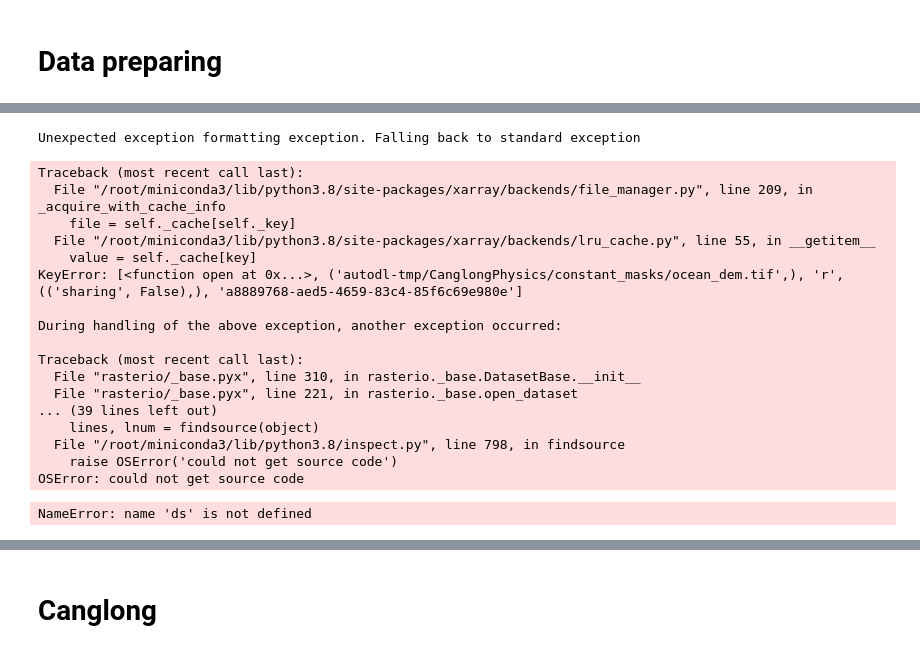
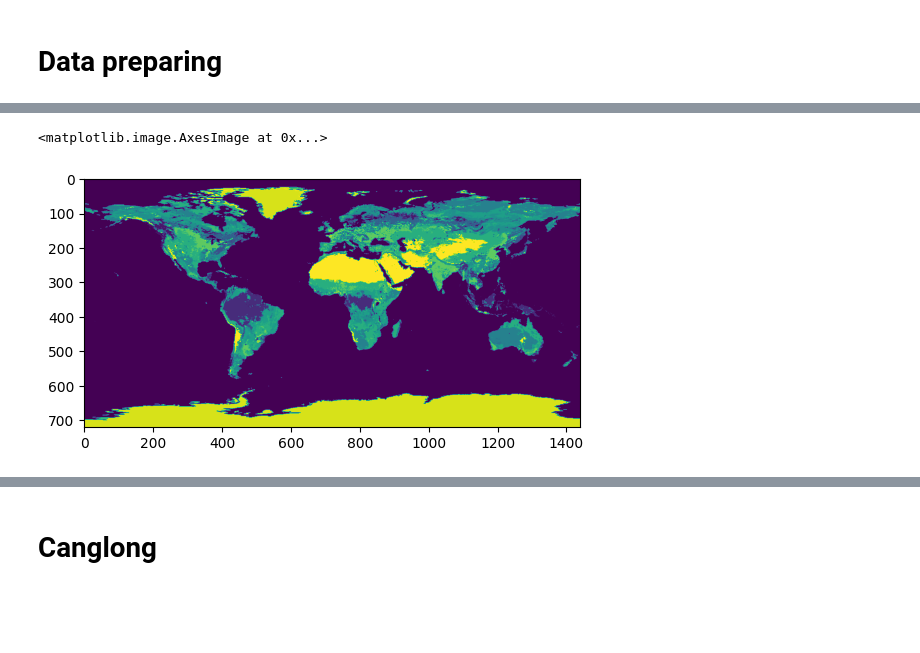
Before and after one commit to GISWLH/CanglongPhysics, a Jupyter notebook: Untitled.ipynb, the cells around one changed output, grey strips where cells are left out. Drawn from its saved outputs; the diff is of its cells as text; code cells hidden in the pictures; blank space fills up the shorter version.

```diff
--- a/Untitled.ipynb
+++ b/Untitled.ipynb
@@ -23,26 +3,11 @@ Note: you may need to restart the kernel to use updated packages.
-# %%
-import rioxarray as rxr
-ds = rxr.open_rasterio('autodl-tmp/CanglongPhysics/constant_masks/ocean_dem.tif')
-# %% [output]
-Unexpected exception formatting exception. Falling back to standard exception
-Traceback (most recent call last):
-  File "/root/miniconda3/lib/python3.8/site-packages/xarray/backends/file_manager.py", line 209, in _acquire_with_cache_info
-    file = self._cache[self._key]
-  File "/root/miniconda3/lib/python3.8/site-packages/xarray/backends/lru_cache.py", line 55, in __getitem__
-    value = self._cache[key]
-KeyError: [<function open at 0x...>, ('autodl-tmp/CanglongPhysics/constant_masks/ocean_dem.tif',), 'r', (('sharing', False),), 'a8889768-aed5-4659-83c4-85f6c69e980e']
-
-During handling of the above exception, another exception occurred:
-
-Traceback (most recent call last):
-  File "rasterio/_base.pyx", line 310, in rasterio._base.DatasetBase.__init__
-  File "rasterio/_base.pyx", line 221, in rasterio._base.open_dataset
-... (39 lines left out)
-    lines, lnum = findsource(object)
-  File "/root/miniconda3/lib/python3.8/inspect.py", line 798, in findsource
-    raise OSError('could not get source code')
-OSError: could not get source code
-# %%
-ds
-# %% [output]
-NameError: name 'ds' is not defined
+# %%
+import numpy as np
+land_cover = np.load('constant_masks/land_cover.npy')
+soil_type = np.load('constant_masks/soil_type.npy')
+topography_ocean = np.load('constant_masks/topography_ocean.npy')
+topography = np.load('constant_masks/topography.npy')
+import matplotlib.pyplot as plt
+plt.imshow(land_cover)
+# %% [output]
+<matplotlib.image.AxesImage at 0x...>
+[figure, added]
```
Also changed, not shown: parts of 9 cells of this notebook, 4 other files.
